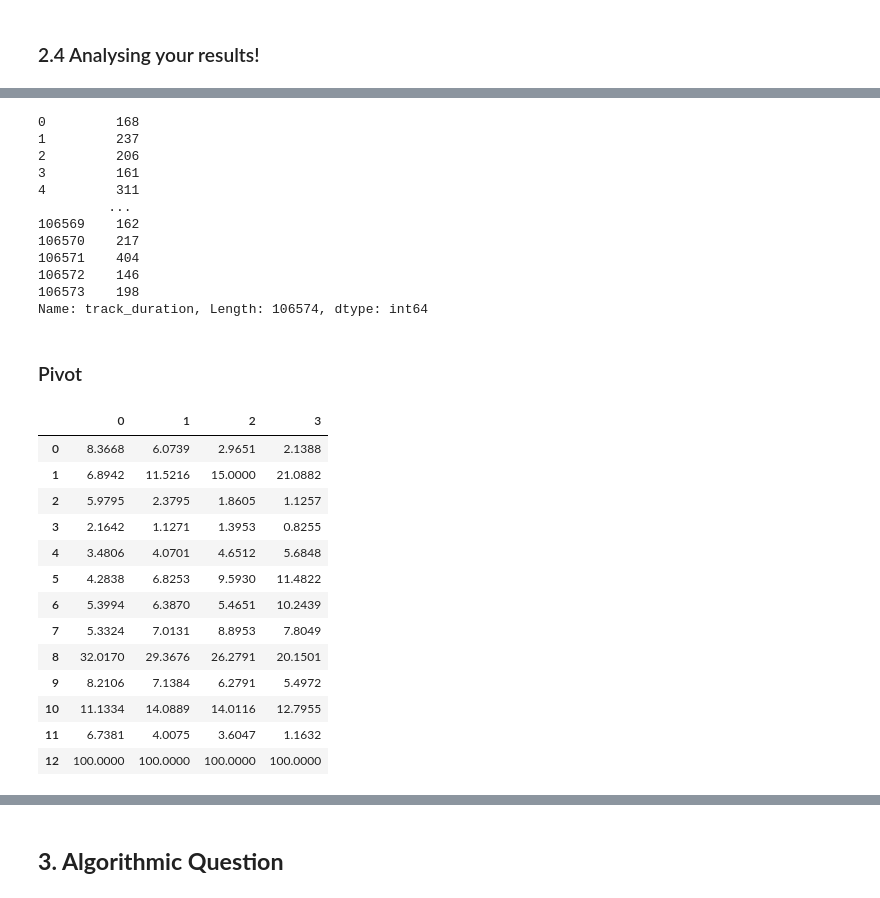
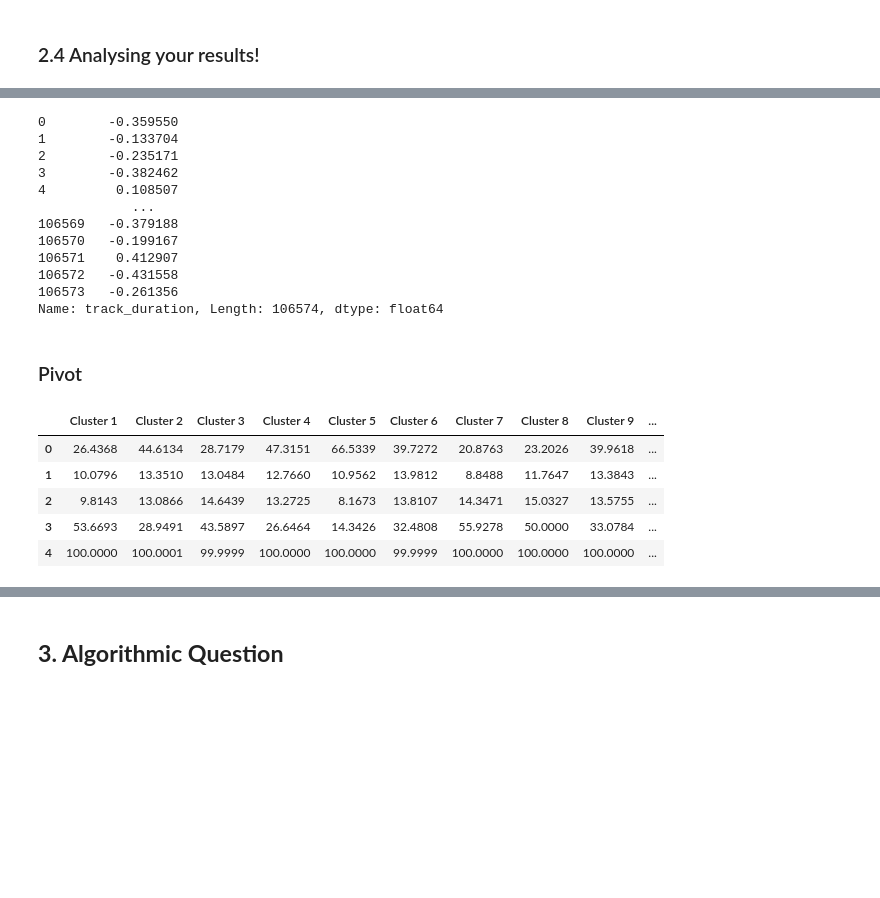
Before and after one commit to michele1783/ADM-HW4, a Jupyter notebook: Homeworkpca.ipynb, the cells around one changed output, grey strips where cells are left out. Cells and saved outputs as stored; diff of their text form; code cells hidden in the pictures; blank space fills up the shorter version.

Commit message:
pivot table modified

```diff
--- a/Homeworkpca.ipynb
+++ b/Homeworkpca.ipynb
@@ -435,6 +435,8 @@ Index(['track_id', 'album_comments', 'album_date_created',
        'track_lyricist', 'track_number', 'track_publisher', 'track_tags',
        'track_title'],
       dtype='object')
+# %%
+tracks.track_duration = (tracks.track_duration - tracks.track_duration.mean())/tracks.track_duration.std()
 # %% [markdown]
 Some informations in *tracks* are really useful to identify the single track. So we decided to select some of these columns and keep them in our dataset.
 The columns we select are: *album_id*, *album_title*, *artist_id*, *artist_name*, *track_title*, *track_bit_rate*, *track_duration*, *track_language_code*, *track_genre_top*
@@ -724,8 +756,8 @@ pivot = pd.DataFrame()
 a = []
 for i in range(1,5):
     pivot.insert(i-1, echonest.columns[i], pd.cut(echonest[echonest.columns[i]], bins = 4,labels=["1", "2", "3", "4"]))
-pivot.insert(0,"track_duration",pd.cut(tracks_sel[tracks_sel.columns[7]], bins = 4,labels=["1", "2", "3", "4"]))
-pivot.insert(0,"track_language_code",tracks["track_language_code"])
+pivot.insert(0,"track_duration",pd.qcut(df_cl[df_cl.columns[5]], q = 4,labels=["1", "2", "3", "4"]))
+pivot.insert(0,"track_language",pd.qcut(df_cl[df_cl.columns[1]], q = 4,labels=["1", "2", "3", "4"]))
 pivot.insert(0, "Clusters", clusters)
 pivot
 # %% [output]
@@ -762,47 +794,44 @@ Categories (3, interval[float64]): [(-18.35, 6116.667] < (6116.667, 12233.333] <
 # %%
 tracks_sel[tracks_sel.columns[7]]
 # %% [output]
-0         168
-1         237
-2         206
-3         161
-4         311
-         ...
-106569    162
-106570    217
-106571    404
-106572    146
-106573    198
-Name: track_duration, Length: 106574, dtype: int64
+0        -0.359550
+1        -0.133704
+2        -0.235171
+3        -0.382462
+4         0.108507
+            ...
+106569   -0.379188
+106570   -0.199167
+106571    0.412907
+106572   -0.431558
+106573   -0.261356
+Name: track_duration, Length: 106574, dtype: float64
 # %% [markdown]
 ### Pivot
 # %%
 #acoustiness
-t = np.zeros((12,4))
+t = np.zeros((4,12))
 l = []
-for j in range(0,12):
-    for i in range(0,4):
-        t[j][i] = ((pivot[(pivot.audio_features_acousticness == str(i+1)) & (pivot.Clusters == j+1)].count()[0]))
+for j in range(0,4):
+    for i in range(0,12):
+        t[j][i] = ((pivot[(pivot.audio_features_acousticness == str(j+1)) & (pivot.Clusters == i+1)].count()[0]))
 
 for i in range(t.shape[1]):
     t[:,i] = np.around((t[:,i]/sum(t)[i])*100,4)
+l = []
+for i in range(1,13):
+    l.append("Cluster "+str(i))
 acoustiness_pivot = pd.DataFrame(t)
-acoustiness_pivot.loc[12] = sum(t)
+acoustiness_pivot.columns = l
+acoustiness_pivot.loc[4] = sum(t)
+acoustiness_pivot.rename(index={4: 'Tot'})
 acoustiness_pivot
 # %% [output]
-|  | 0 | 1 | 2 | 3 |
-| 0 | 8.3668 | 6.0739 | 2.9651 | 2.1388 |
-| 1 | 6.8942 | 11.5216 | 15.0000 | 21.0882 |
-| 2 | 5.9795 | 2.3795 | 1.8605 | 1.1257 |
-| 3 | 2.1642 | 1.1271 | 1.3953 | 0.8255 |
-| 4 | 3.4806 | 4.0701 | 4.6512 | 5.6848 |
-| 5 | 4.2838 | 6.8253 | 9.5930 | 11.4822 |
-| 6 | 5.3994 | 6.3870 | 5.4651 | 10.2439 |
-| 7 | 5.3324 | 7.0131 | 8.8953 | 7.8049 |
-| 8 | 32.0170 | 29.3676 | 26.2791 | 20.1501 |
-| 9 | 8.2106 | 7.1384 | 6.2791 | 5.4972 |
-| 10 | 11.1334 | 14.0889 | 14.0116 | 12.7955 |
-| 11 | 6.7381 | 4.0075 | 3.6047 | 1.1632 |
-| 12 | 100.0000 | 100.0000 | 100.0000 | 100.0000 |
+|  | Cluster 1 | Cluster 2 | Cluster 3 | Cluster 4 | Cluster 5 | Cluster 6 | Cluster 7 | Cluster 8 | Cluster 9 | ... |
+| 0 | 26.4368 | 44.6134 | 28.7179 | 47.3151 | 66.5339 | 39.7272 | 20.8763 | 23.2026 | 39.9618 | ... |
+| 1 | 10.0796 | 13.3510 | 13.0484 | 12.7660 | 10.9562 | 13.9812 | 8.8488 | 11.7647 | 13.3843 | ... |
+| 2 | 9.8143 | 13.0866 | 14.6439 | 13.2725 | 8.1673 | 13.8107 | 14.3471 | 15.0327 | 13.5755 | ... |
+| 3 | 53.6693 | 28.9491 | 43.5897 | 26.6464 | 14.3426 | 32.4808 | 55.9278 | 50.0000 | 33.0784 | ... |
+| 4 | 100.0000 | 100.0001 | 99.9999 | 100.0000 | 100.0000 | 99.9999 | 100.0000 | 100.0000 | 100.0000 | ... |
 # %%
 #danceability
```
Also changed, not shown: parts of 16 cells of this notebook.
